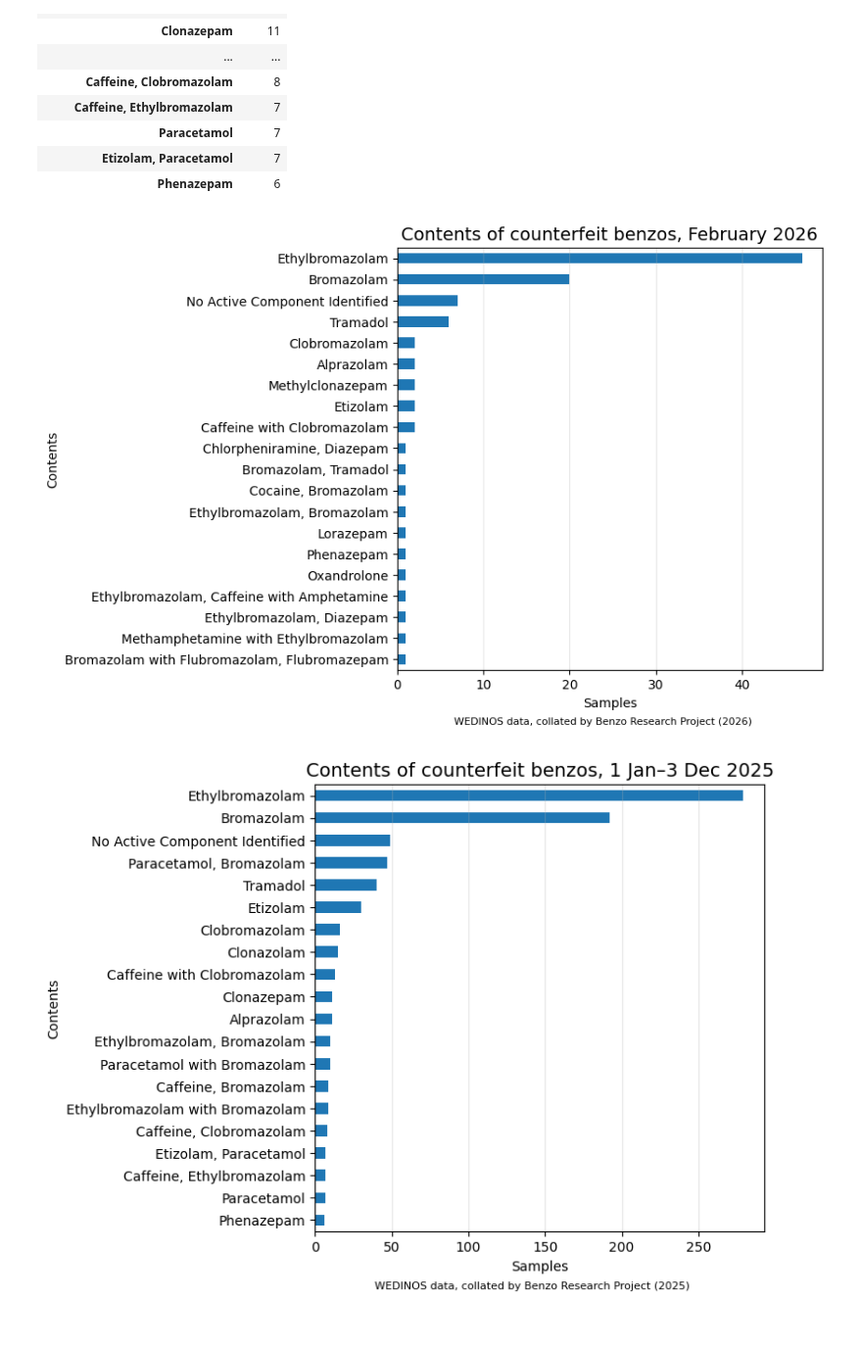
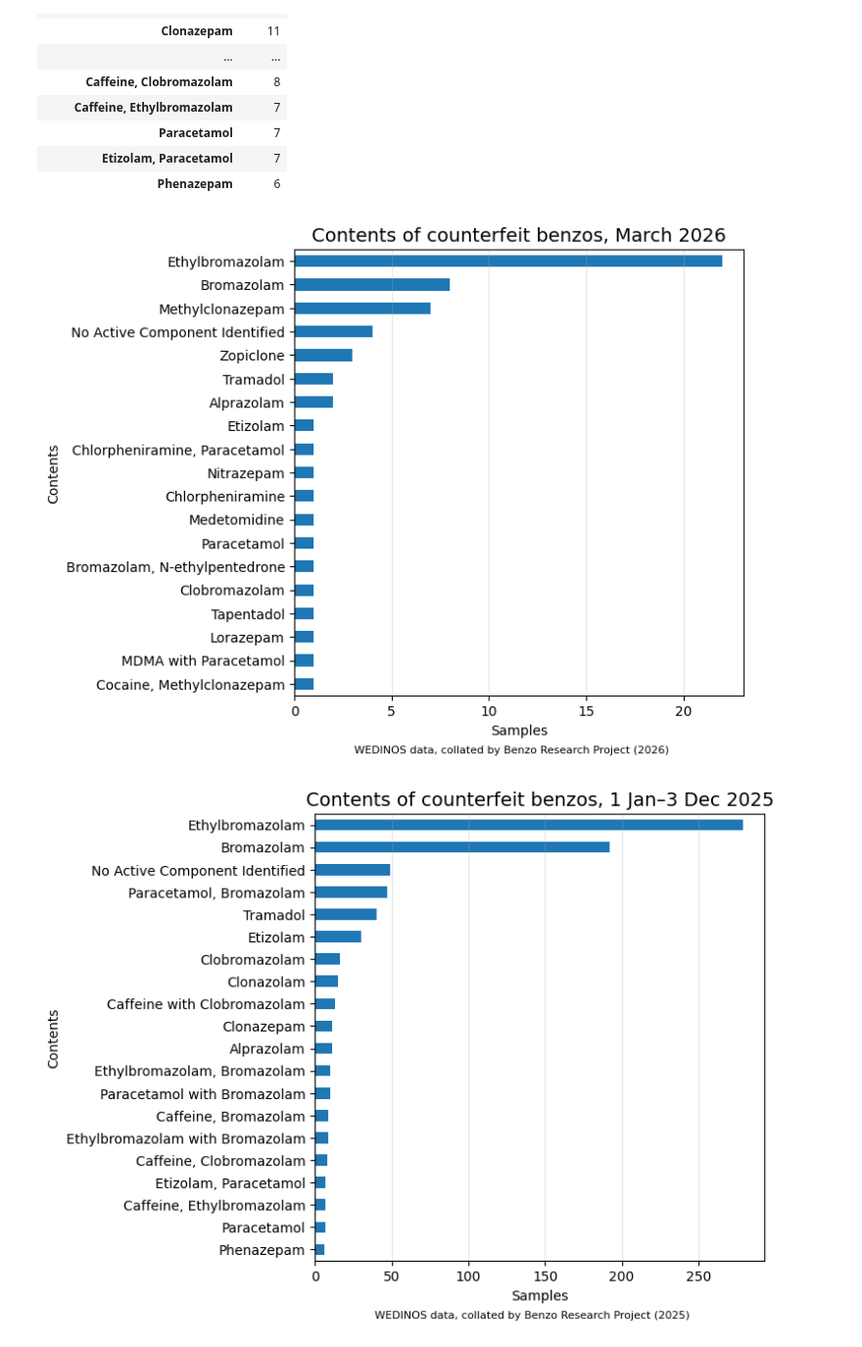
Before and after one commit to Benzo-Research-Project/NitazeneMap, a Jupyter notebook: WEDINOSParser.ipynb, the cells around one changed output. Shown at 98% size. Drawn from its saved outputs; the diff is of its cells as text; code cells hidden in the pictures.

Commit message:
March data

```diff
--- a/WEDINOSParser.ipynb
+++ b/WEDINOSParser.ipynb
@@ -388,6 +390,9 @@ W073041 23 Jan 2026 SA43 – Sold as Diazepam , tested as Bromazolam with Metoni
 # %%
-df_benzo_all = pd.read_csv('data/wedinos_benzos_010126-100326.csv', sep=',', encoding='utf-8', index_col=0)
-df_nit_all = pd.read_csv('data/wedinos_nitazenes_010126-100326.csv', sep=',', encoding='utf-8', index_col=0)
+df_benzo_all = pd.read_csv('data/wedinos_benzos_010126-200326.csv', sep=',', encoding='utf-8', index_col=0)
+df_nit_all = pd.read_csv('data/wedinos_nitazenes_010126-200326.csv', sep=',', encoding='utf-8', index_col=0)
+# %%
+df_benzo = pd.read_csv('data/wedinos_benzos_140326-080426.csv', sep=',', encoding='utf-8', index_col=0)
+df = pd.read_csv('data/wedinos_nitazenes_140326-080426.csv', sep=',', encoding='utf-8', index_col=0)
 # %%
 
 #df_nit_all = pd.read_csv('data/wedinos_nitazenes_010125-031225.csv', sep=',', encoding='utf-8',index_col=0)
@@ -873,6 +899,6 @@ def check_benzo_status(df_benzo, dates):
 
     return df_benzo, array
 # %%
-df_benzo_month, benzo_jan_figures = check_benzo_status(df_benzo_month, '1–28 February 2026')
+df_benzo_month, benzo_jan_figures = check_benzo_status(df_benzo_month, 'March 2026')
 df_benzo_month
 # %% [output]
@@ -1002,7 +1028,7 @@ def getContents(df):
     return Contents
 
 df_cbenzo_jan = df_benzo_month.loc[(df_benzo_month['sold_as_benzo'] == '1') & (df_benzo_month['status'] == 'counterfeit')]
-
+df_cbenzo_jan['minor'] = df_cbenzo_jan['minor'].fillna('')
 counterfeitContents = getContents(df_cbenzo_jan)
 print(counterfeitContents)
 # %% [output]
@@ -1128,17 +1180,17 @@ pd.DataFrame(counterfeitContents_all).head(20)
 | Phenazepam | 6 |
 # %%
 fig, ax = subplots(figsize=(6, 6))
-ax.title.set_text('Contents of counterfeit benzos, February 2026')
+ax.title.set_text('Contents of counterfeit benzos, March 2026')
 ax.title.set_fontsize(14)
 counterfeitContents.sort_values().plot(kind='barh', ax=ax)
 ax.set_xlabel('Samples')
 ax.set_ylabel('Contents')
 ax.grid(axis='x',alpha=0.3)
 text = fig.text(0.50, 0.01,
             'WEDINOS data, collated by Benzo Research Project (2026)',
             horizontalalignment='center', wrap=True, fontsize=8)
 # %% [output]
-[figure, old version]
+[figure, new version]
 # %%
 fig, ax = subplots(figsize=(6, 6))
 ax.title.set_text('Contents of counterfeit benzos, 1 Jan–3 Dec 2025')
```
Also changed, not shown: parts of 9 cells of this notebook, 9 other files.
